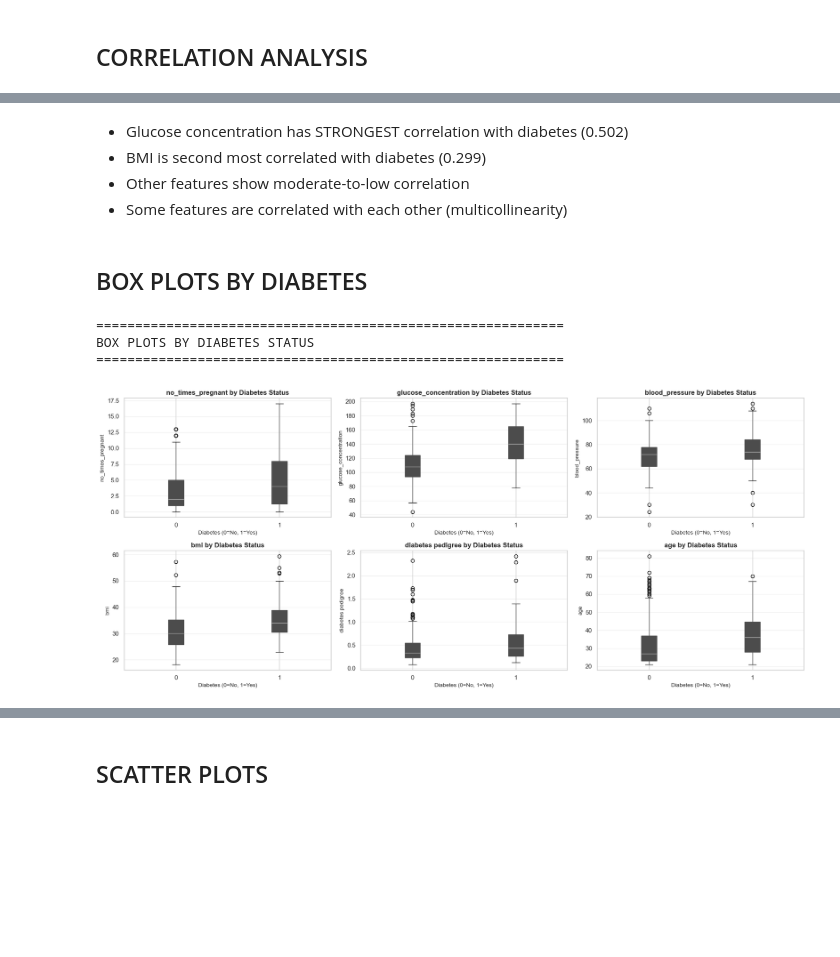
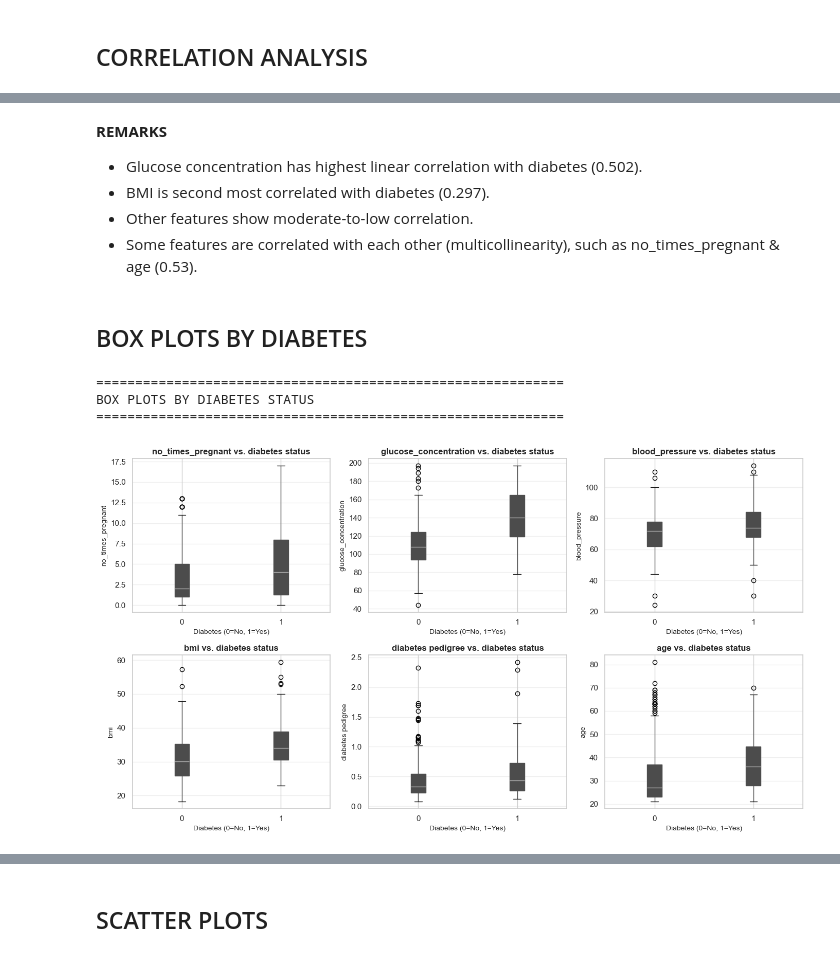
Before and after one commit to thomasong1/diabetes-prediction, a Jupyter notebook: PA1_Classification.ipynb, the cells around one changed output, grey strips where cells are left out. Drawn from its saved outputs; the diff is of its cells as text; code cells hidden in the pictures; blank space fills up the shorter version.

```diff
--- a/PA1_Classification.ipynb
+++ b/PA1_Classification.ipynb
@@ -383,14 +383,14 @@ before_test_counts = outlier_counts_by_bounds(test, feature_cols)
 for i, c in enumerate(feature_cols):
     ### TRAIN BOXPLOT (LEFT COLUMN)
     axes[i, 0].boxplot(train[c], vert=False)
-    axes[i, 0].set_title(f'Train - {c}')
+    axes[i, 0].set_title(f'\nTrain - {c}')
     ### RED IF OUTLIERS; GREEN IF NO OUTLIERS
     train_color = 'green' if before_train_counts[c] == 0 else 'red'
     axes[i, 0].text(1.05, 1, f"Outliers: {before_train_counts[c]}",
                     transform=axes[i, 0].transAxes, fontsize=10, color=train_color, va='center')
 
     axes[i, 1].boxplot(test[c], vert=False)
-    axes[i, 1].set_title(f'Test - {c}')
+    axes[i, 1].set_title(f'\nTest - {c}')
     ### RED IF OUTLIERS; GREEN IF NO OUTLIERS
     test_color = 'green' if before_test_counts[c] == 0 else 'red'
     axes[i, 1].text(1.05, 1, f"Outliers: {before_test_counts[c]}",
@@ -569,7 +569,9 @@ memory usage: 8.6 KB
 - This is to prevent leaking information and artificially improving ML model performance.
 # %%
 ### SET PLOTTING STYLE
-sns.set_theme(style='whitegrid', rc={'figure.figsize': (12, 6)})
+# white background, visible grey gridlines
+# all figure sizes to 12 inches wide x 6 inches tall unless specified
+sns.set_theme(style='whitegrid', rc={'figure.figsize': (14, 6)})
 # %% [markdown]
 ## TARGET VARIABLE ANALYSIS
 # %%
@@ -699,12 +712,12 @@ for idx, col in enumerate(feature_cols_clean):
     ### PLOT FOR NON-DIABETIC
     train_clean[train_clean['diabetes']==0][col].hist(
         bins=20, alpha=0.6, label='No Diabetes',
-        color='#70F564', ax=axes[idx], edgecolor='black'
+        color=colors[0], ax=axes[idx], edgecolor='black'
     )
     ### PLOT FOR DIABETIC
     train_clean[train_clean['diabetes']==1][col].hist(
         bins=20, alpha=0.6, label='Diabetes',
-        color='#F02626', ax=axes[idx], edgecolor='black'
+        color=colors[1], ax=axes[idx], edgecolor='black'
     )
     ### SET PLOT ANNOTATIONS
     axes[idx].set_title(f'Distribution of {col}', fontsize=12, fontweight='bold')
@@ -782,37 +788,37 @@ Name: diabetes, dtype: float64
 # %% [markdown]
-- Glucose concentration has STRONGEST correlation with diabetes (0.502)
-- BMI is second most correlated with diabetes (0.299)
-- Other features show moderate-to-low correlation
-- Some features are correlated with each other (multicollinearity)
+**REMARKS**
+- Glucose concentration has highest linear correlation with diabetes (0.502).
+- BMI is second most correlated with diabetes (0.297).
+- Other features show moderate-to-low correlation.
+- Some features are correlated with each other (multicollinearity), such as no_times_pregnant & age (0.53).
 # %% [markdown]
 ## BOX PLOTS BY DIABETES
 # %%
 print_section('BOX PLOTS BY DIABETES STATUS')
 
 ### BUILD BOX PLOTS FOR ALL FEATURES BY DIABETES STATUS
 n_cols = 3
 n_rows = int(np.ceil(len(feature_cols_clean) / n_cols))
-fig, axes = plt.subplots(n_rows, n_cols, figsize=(18, n_rows*4))
+fig, axes = plt.subplots(n_rows, n_cols, figsize=(14, n_rows*4))
 axes = axes.ravel()
 
 for idx, col in enumerate(feature_cols_clean):
-    train_clean.boxplot(column=col, by='diabetes', ax=axes[idx],
-                        patch_artist=True, return_type='dict')
-    axes[idx].set_title(f'{col} by Diabetes Status', fontsize=12, fontweight='bold')
+    train_clean.boxplot(column=col, by='diabetes', ax=axes[idx], patch_artist=True, return_type='dict')
+    axes[idx].set_title(f'{col} vs. diabetes status', fontsize=12, fontweight='bold')
     axes[idx].set_xlabel('Diabetes (0=No, 1=Yes)', fontsize=10)
     axes[idx].set_ylabel(col, fontsize=10)
     axes[idx].grid(axis='y', alpha=0.3)
 
 ### HIDE UNUSED SUBPLOT
 for idx in range(len(feature_cols_clean), len(axes)):
     axes[idx].axis('off')
 
 plt.suptitle('')  # Remove default parent title
 plt.tight_layout()
 plt.show()
 # %% [output]
 ============================================================
 BOX PLOTS BY DIABETES STATUS
 ============================================================
-[figure, old version]
+[figure, new version]
 # %% [markdown]
```
Also changed, not shown: parts of 41 cells of this notebook, 1 other file.
